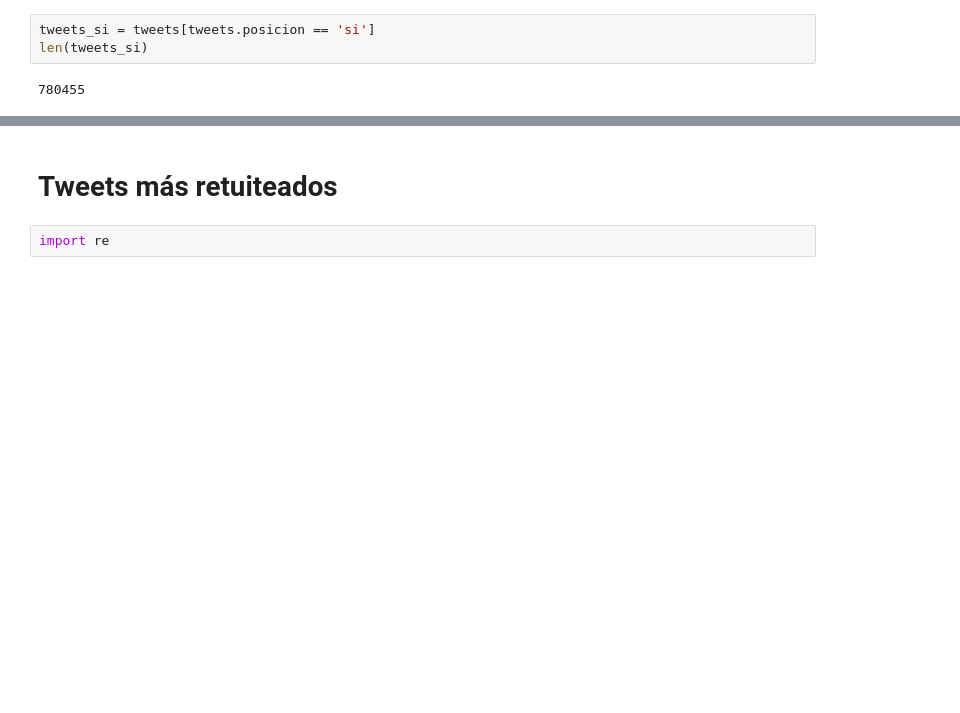
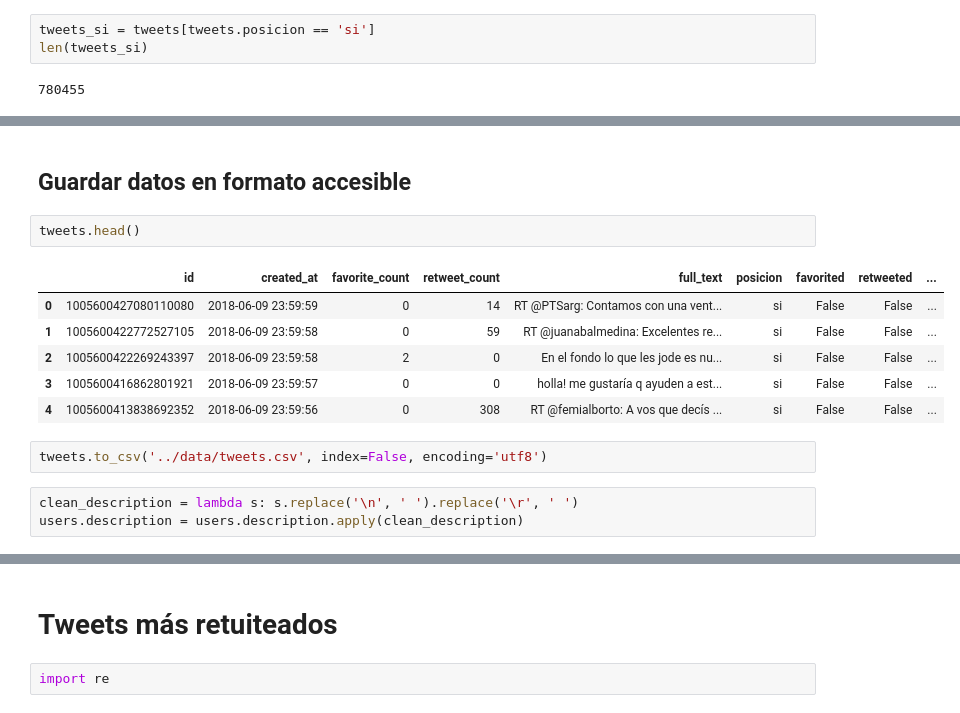
Before and after one commit to pablocelayes/twitter-aborto, a Jupyter notebook: notebooks/1.0-analisis-tweets-mongo.ipynb, the cells around one changed output, grey strips where cells are left out. Drawn from its saved outputs; the diff is of its cells as text; blank space fills up the shorter version.

Commit message:
Guardando datos en formato CSV más accesible

```diff
--- a/notebooks/1.0-analisis-tweets-mongo.ipynb
+++ b/notebooks/1.0-analisis-tweets-mongo.ipynb
@@ -96,3 +101,19 @@ created_at  posicion
 2018-06-17  no          4213
             si          11091
 Name: created_at, dtype: int64
+# %% [markdown]
+## Guardar datos en formato accesible
+# %%
+tweets.head()
+# %% [output]
+|  | id | created_at | favorite_count | retweet_count | full_text | posicion | favorited | retweeted | ... |
+| 0 | 1005600427080110080 | 2018-06-09 23:59:59 | 0 | 14 | RT @PTSarg: Contamos con una vent... | si | False | False | ... |
+| 1 | 1005600422772527105 | 2018-06-09 23:59:58 | 0 | 59 | RT @juanabalmedina: Excelentes re... | si | False | False | ... |
+| 2 | 1005600422269243397 | 2018-06-09 23:59:58 | 2 | 0 | En el fondo lo que les jode es nu... | si | False | False | ... |
+| 3 | 1005600416862801921 | 2018-06-09 23:59:57 | 0 | 0 | holla! me gustaría q ayuden a est... | si | False | False | ... |
+| 4 | 1005600413838692352 | 2018-06-09 23:59:56 | 0 | 308 | RT @femialborto: A vos que decís ... | si | False | False | ... |
+# %%
+tweets.to_csv('../data/tweets.csv', index=False, encoding='utf8')
+# %%
+clean_description = lambda s: s.replace('\n', ' ').replace('\r', ' ')
+users.description = users.description.apply(clean_description)
```
Also changed, not shown: parts of 8 cells of this notebook.
